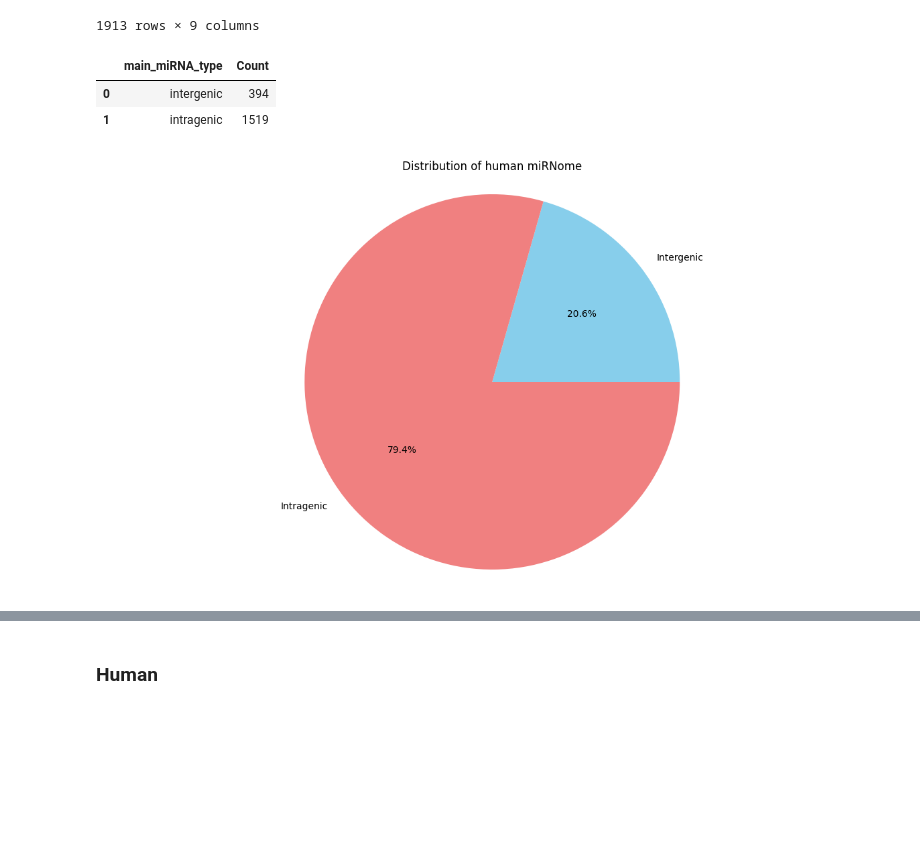
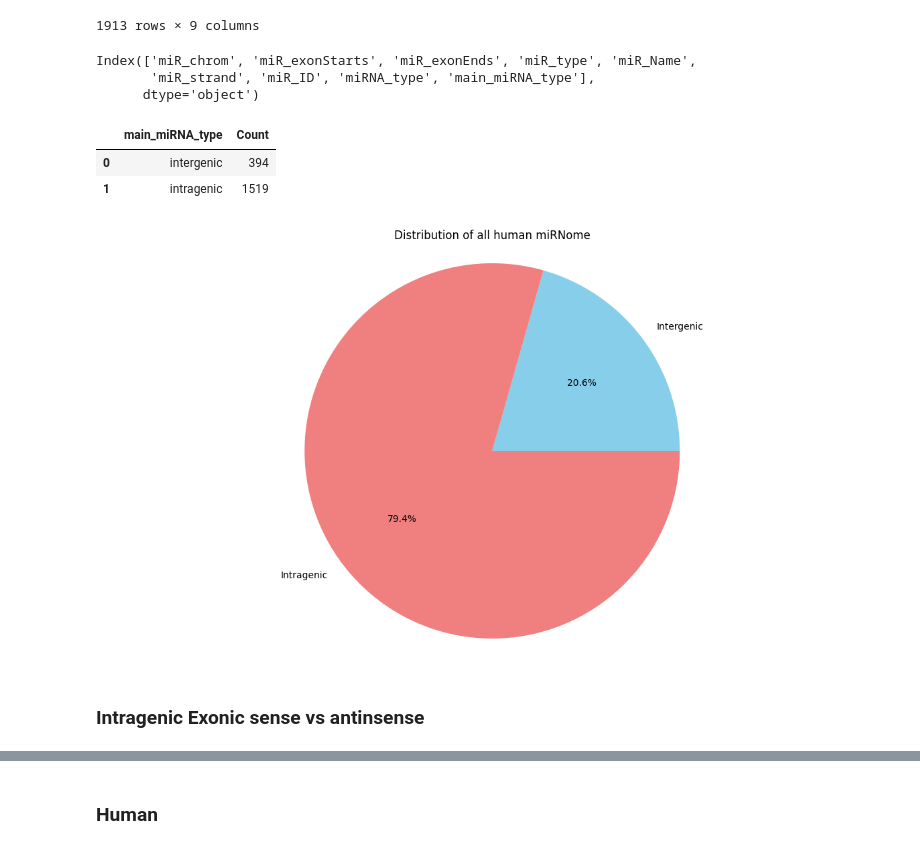
Before and after one commit to TyronChang/Exonic-microRNA-analysis, a Jupyter notebook: Human_miR_analysis_ 70724.ipynb, the cells around one changed output, grey strips where cells are left out. Cells and saved outputs as stored; diff of their text form; code cells hidden in the pictures; blank space fills up the shorter version.

```diff
--- a/Human_miR_analysis_ 70724.ipynb
+++ b/Human_miR_analysis_ 70724.ipynb
@@ -704,4 +701,10 @@ Hostgene_type(Human_miR_type_finalized_df,'miRNA_type', "main_miRNA_type")
 | 4801 | chrY | 4606120 | 4606228 | miRNA_primary_transcript | hsa-mir-9985 | + | Alias=MI0032313 | no host mRNA miR | ... |
 | 4803 | chrY | 13479177 | 13479266 | miRNA_primary_transcript | hsa-mir-12120 | + | Alias=MI0039722 | partially overlapped with exons o... | ... |
 1913 rows × 9 columns
+# %%
+Human_miR_type_finalized_df.columns
+# %% [output]
+Index(['miR_chrom', 'miR_exonStarts', 'miR_exonEnds', 'miR_type', 'miR_Name',
+       'miR_strand', 'miR_ID', 'miRNA_type', 'main_miRNA_type'],
+      dtype='object')
 # %%
@@ -718,13 +722,15 @@ hg_intragenic= hg_loci[hg_loci['main_miRNA_type']=='intragenic'].sum()
 # %%
 #Human miR loci distribution pie Chart
 labels = ['Intergenic', 'Intragenic']
 sizes = [hg_intergenic['Count'],hg_intragenic['Count']]
 colors = ['skyblue','lightcoral']
 plt.figure(figsize=(15, 8))
 plt.pie(sizes, labels=labels, colors=colors, autopct='%1.1f%%')
 plt.axis('equal')  # Equal aspect ratio ensures that pie is drawn as a circle
-plt.title('Distribution of human miRNome')
+plt.title('Distribution of all human miRNome')
 plt.savefig(f'{current_dir}/Human_eps_file/Distribution of human miRNome(intergenic vs intragenic).eps')
 plt.show()
 # %% [output]
-[figure, old version]
+[figure, new version]
+# %% [markdown]
+### Intragenic Exonic sense vs antinsense
```
Also changed, not shown: parts of 88 cells of this notebook, 25 other files.
